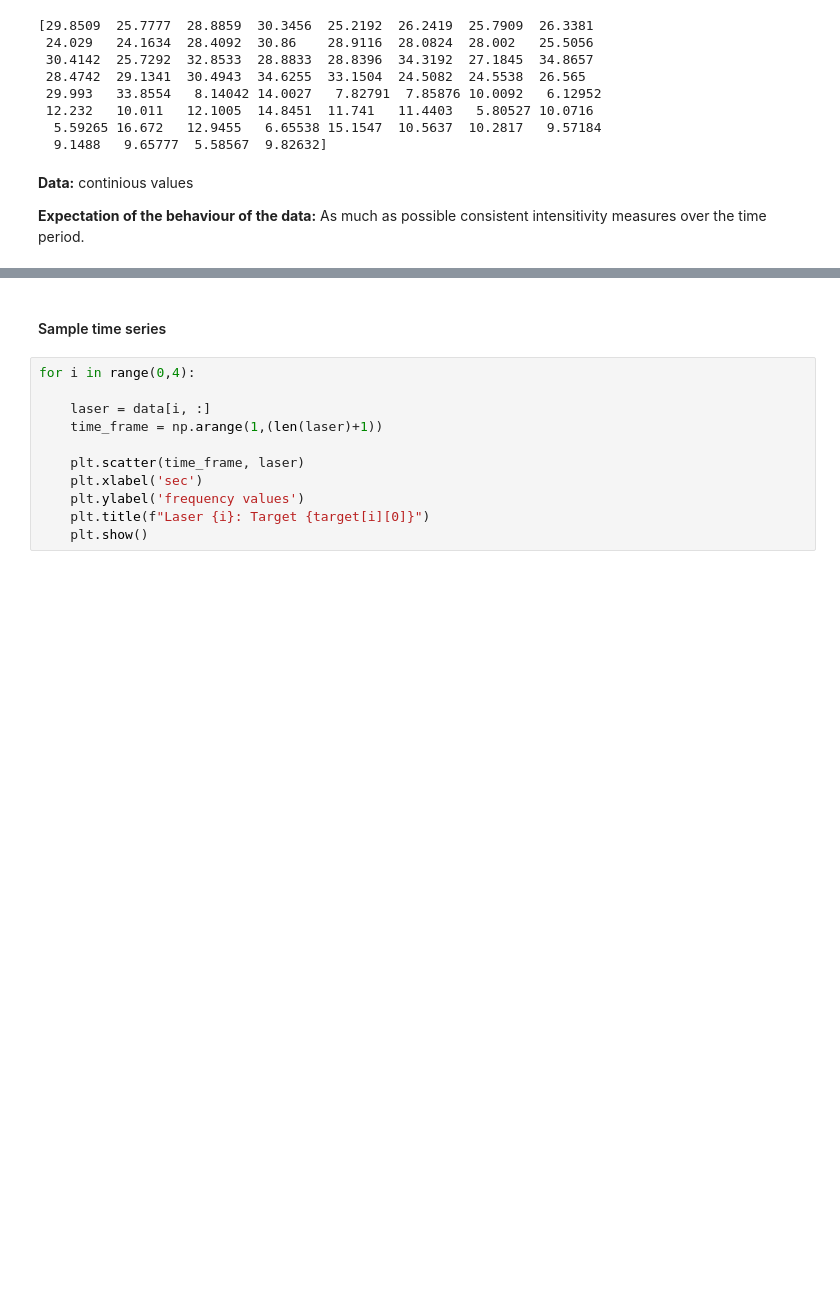
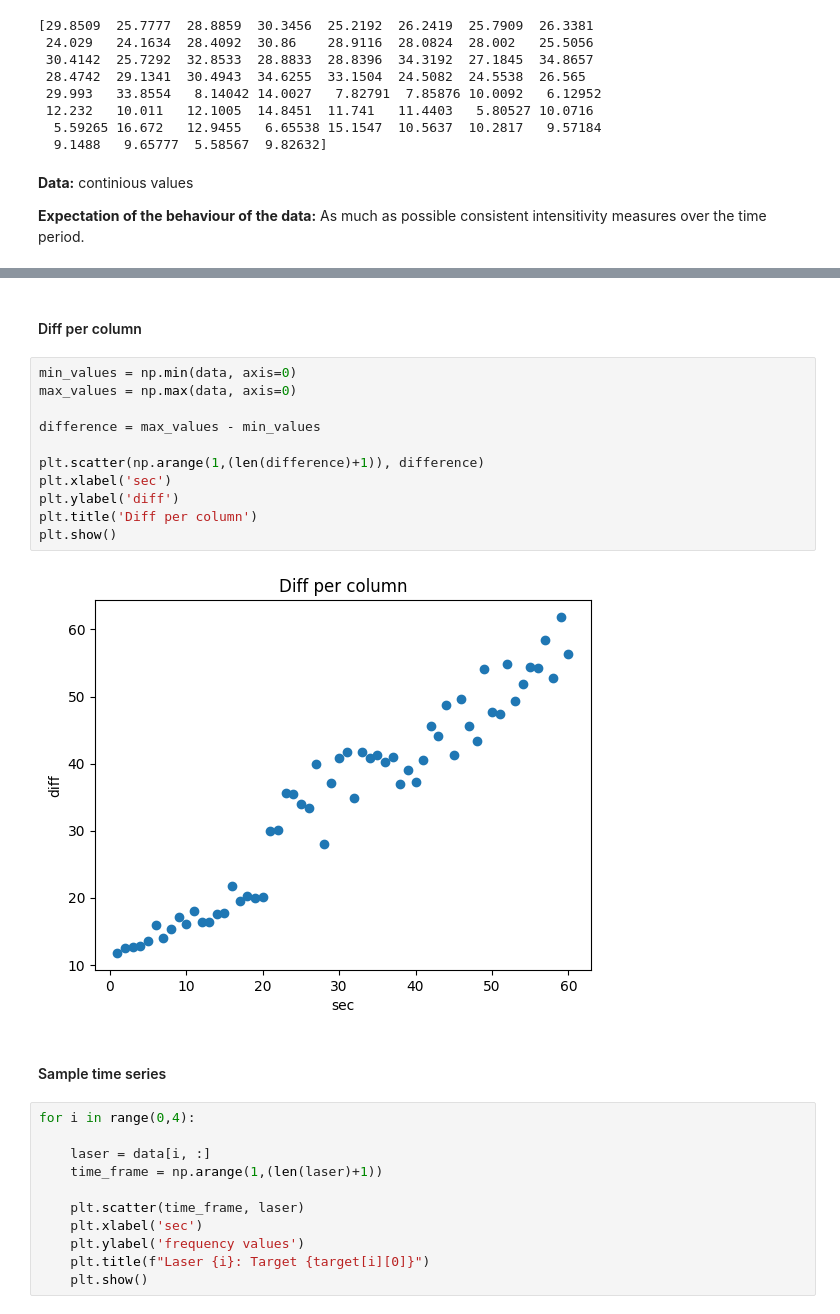
Before and after one commit to MarStreicher/IDA_Laser, a Jupyter notebook: src/data_analysis.ipynb, the cells around one changed output, grey strips where cells are left out. Saved outputs shown, nothing was run; the diff lists cells and outputs as text; blank space fills up the shorter version.

```diff
--- a/src/data_analysis.ipynb
+++ b/src/data_analysis.ipynb
@@ -113,3 +132,18 @@ print(data[0])
+# %% [markdown]
+#### Diff per column
+# %%
+min_values = np.min(data, axis=0)
+max_values = np.max(data, axis=0)
+
+difference = max_values - min_values
+
+plt.scatter(np.arange(1,(len(difference)+1)), difference)
+plt.xlabel('sec')
+plt.ylabel('diff')
+plt.title('Diff per column')
+plt.show()
+# %% [output]
+[figure, added]
 # %% [markdown]
 #### Sample time series
 # %%
```
Also changed, not shown: parts of 15 cells of this notebook.
